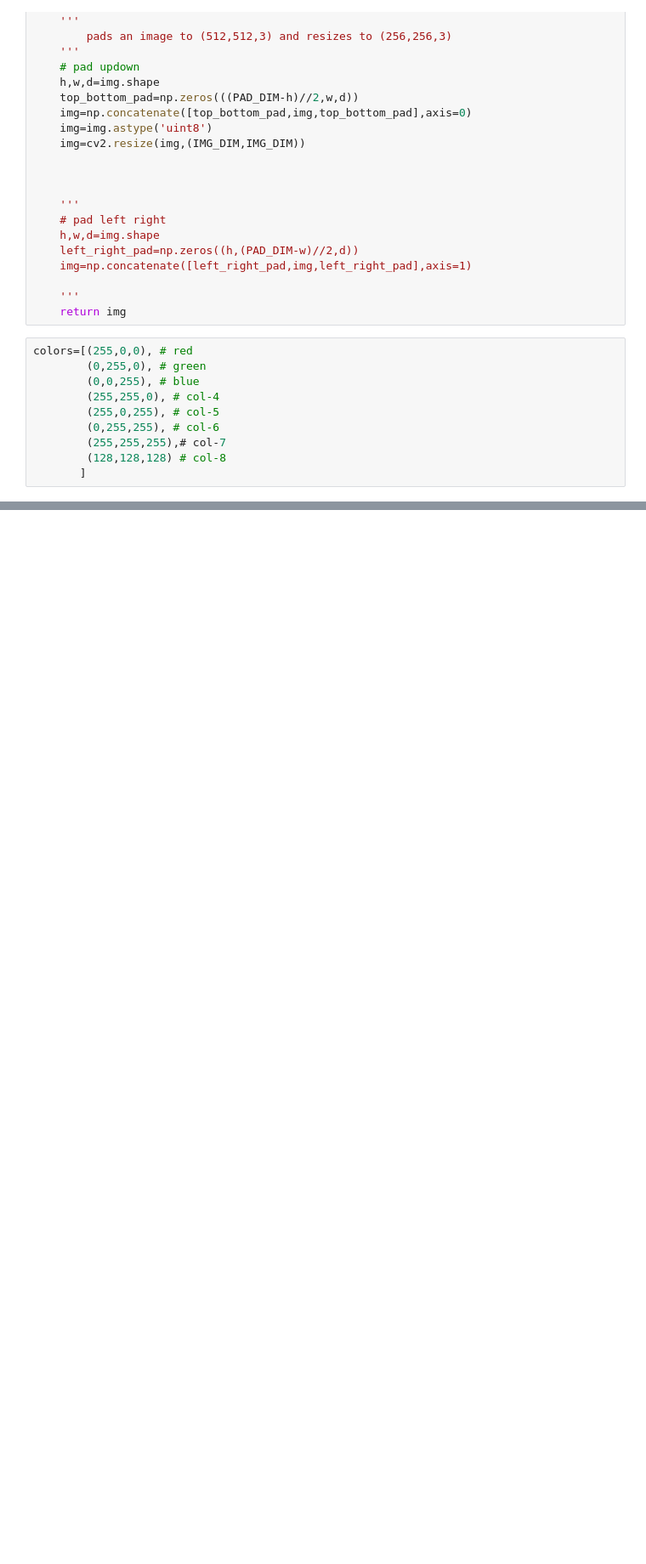
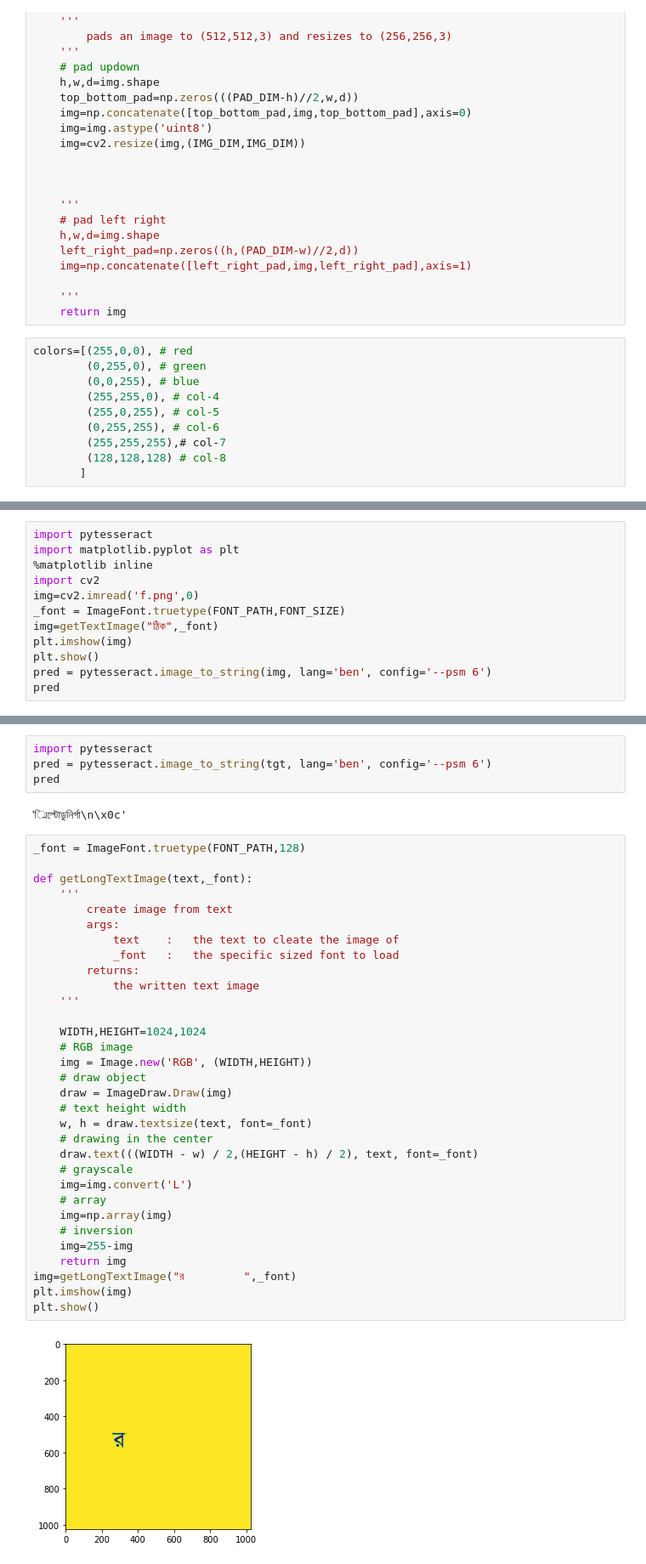
Before and after one commit to mnansary/banglaOCR, a Jupyter notebook: debug.ipynb, the cells around one changed output, grey strips where cells are left out. Shown at 85% size. Cells and saved outputs as stored; diff of their text form; blank space fills up the shorter version.

```diff
--- a/debug.ipynb
+++ b/debug.ipynb
@@ -188,0 +249,12 @@ print(tgt.shape)
+# %%
+import pytesseract
+import matplotlib.pyplot as plt
+%matplotlib inline
+import cv2
+img=cv2.imread('f.png',0)
+_font = ImageFont.truetype(FONT_PATH,FONT_SIZE)
+img=getTextImage("ঠিক",_font)
+plt.imshow(img)
+plt.show()
+pred = pytesseract.image_to_string(img, lang='ben', config='--psm 6')
+pred
@@ -188,0 +458,40 @@ print(tgt.shape)
+# %%
+import pytesseract
+pred = pytesseract.image_to_string(tgt, lang='ben', config='--psm 6')
+pred
+# %% [output]
+'্মিল্টোডুনির্গা\n\x0c'
+# %%
+_font = ImageFont.truetype(FONT_PATH,128)
+
+def getLongTextImage(text,_font):
+    '''
+        create image from text
+        args:
+            text    :   the text to cleate the image of
+            _font   :   the specific sized font to load
+        returns:
+            the written text image
+    '''
+
+    WIDTH,HEIGHT=1024,1024
+    # RGB image
+    img = Image.new('RGB', (WIDTH,HEIGHT))
+    # draw object
+    draw = ImageDraw.Draw(img)
+    # text height width
+    w, h = draw.textsize(text, font=_font)
+    # drawing in the center
+    draw.text(((WIDTH - w) / 2,(HEIGHT - h) / 2), text, font=_font)
+    # grayscale
+    img=img.convert('L')
+    # array
+    img=np.array(img)
+    # inversion
+    img=255-img
+    return img
+img=getLongTextImage("র         ",_font)
+plt.imshow(img)
+plt.show()
+# %% [output]
+[figure, added]
```
Also changed, not shown: parts of 6 cells of this notebook, 5 other files.
